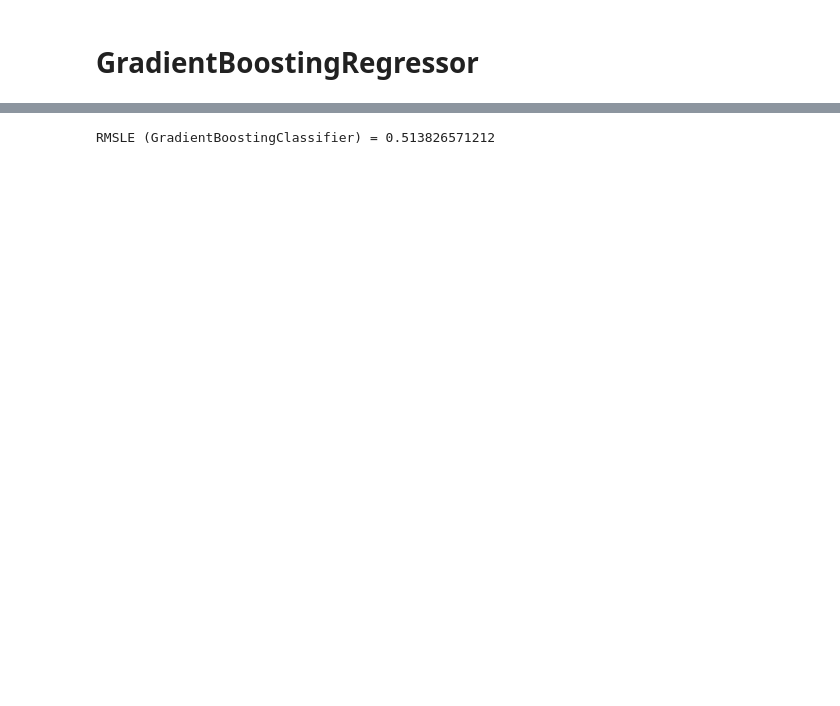
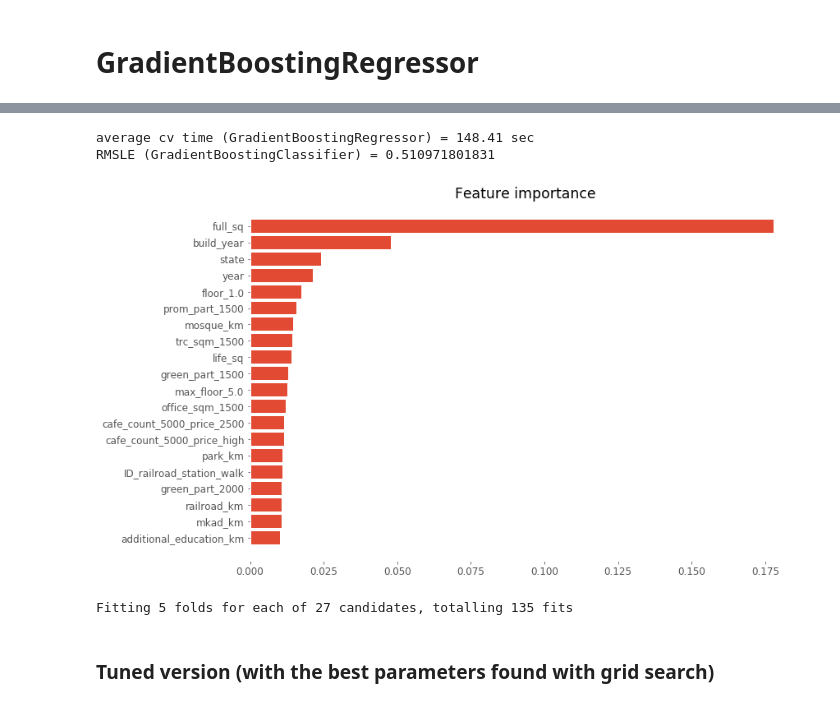
Before and after one commit to melaanya/twente-aml, a Jupyter notebook: project/eda/housing_russia.ipynb, the cells around one changed output, grey strips where cells are left out. Saved outputs shown, nothing was run; the diff lists cells and outputs as text; code cells hidden in the pictures; blank space fills up the shorter version.

```diff
--- a/project/eda/housing_russia.ipynb
+++ b/project/eda/housing_russia.ipynb
@@ -283,0 +213,2 @@ sklearn_cv = cross_val_score(sk_boost_clf, df_train, y_train,
+# %%
+_ = sk_boost_clf.fit(df_train_dummy, y_train)
@@ -284,4 +222,16 @@ sklearn_cv = cross_val_score(sk_boost_clf, df_train, y_train,
 # %%
+print('average cv time (GradientBoostingRegressor) = {0:.2f} sec'.format(av_time / n_time))
 print('RMSLE (GradientBoostingClassifier) = {0}'.format(np.sqrt(-sklearn_cv.mean())))
 # %% [output]
-RMSLE (GradientBoostingClassifier) = 0.513826571212
+average cv time (GradientBoostingRegressor) = 148.41 sec
+RMSLE (GradientBoostingClassifier) = 0.510971801831
+# %%
+_ = plot_top_features(sk_boost_clf.named_steps['clf'], df_train_dummy.columns.values, 20)
+# %% [output]
+[figure, added]
+# %%
+grid_search_sk = GridSearchCV(sk_boost_clf, grid_params, scoring='neg_mean_squared_error',
+                               cv=n_folds, verbose=True)
+_ = grid_search_sk.fit(df_train_dummy, y_train)
+# %% [output]
+Fitting 5 folds for each of 27 candidates, totalling 135 fits
@@ -287,0 +241,2 @@ RMSLE (GradientBoostingClassifier) = 0.513826571212
+# %% [markdown]
+### Tuned version (with the best parameters found with grid search)
```
Also changed, not shown: parts of 61 cells of this notebook, 2 other files.
